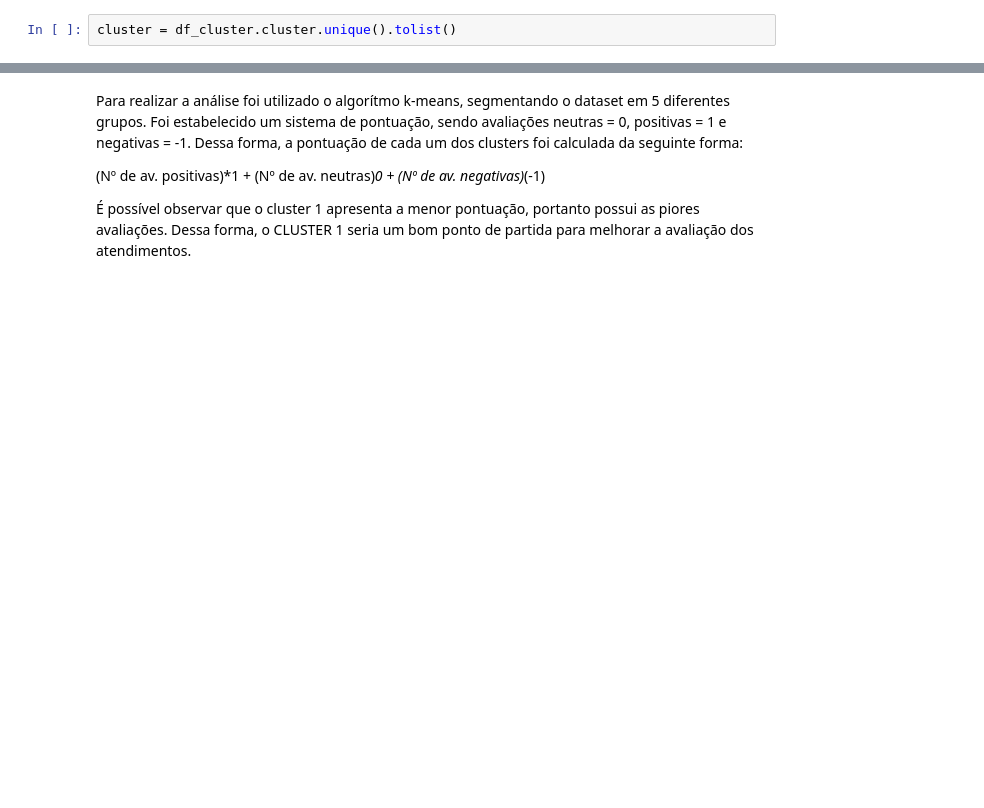
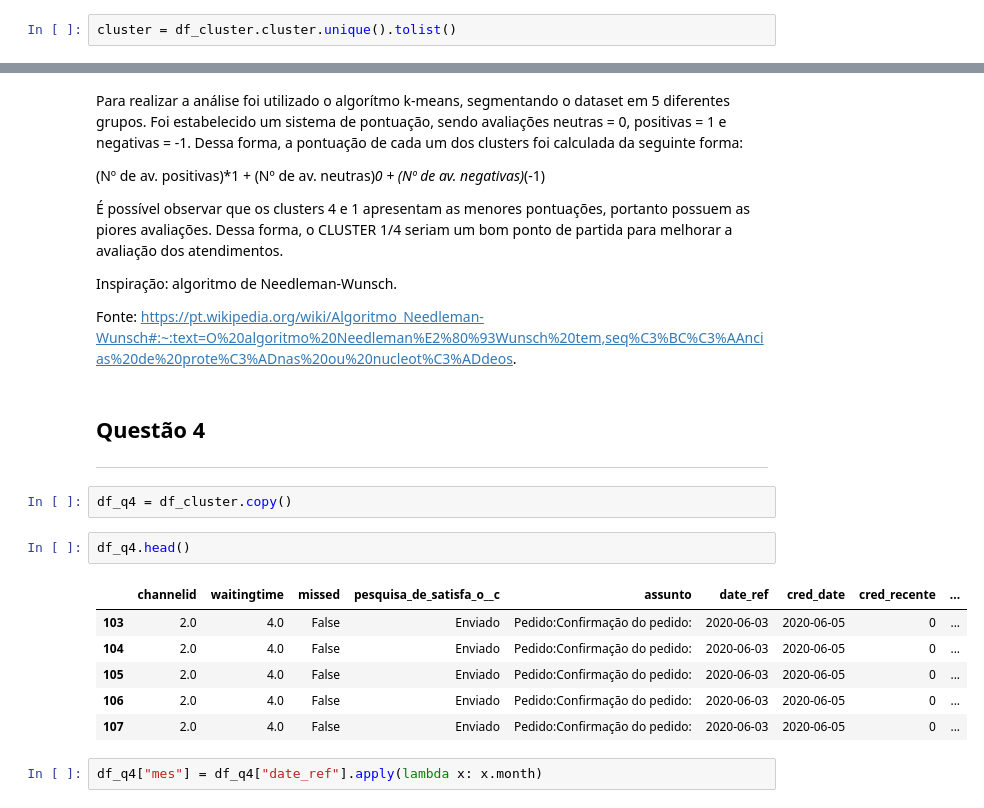
Before and after one commit to fernandocfbf/caseStone, a Jupyter notebook: analise.ipynb, the cells around one changed output, grey strips where cells are left out. Saved outputs shown, nothing was run; the diff lists cells and outputs as text; blank space fills up the shorter version.

```diff
--- a/analise.ipynb
+++ b/analise.ipynb
@@ -252,4 +266,24 @@ Para realizar a análise foi utilizado o algorítmo k-means, segmentando o datas
 
 (Nº de av. positivas)*1 + (Nº de av. neutras)*0 + (Nº de av. negativas)*(-1)
 
-É possível observar que o cluster 1 apresenta a menor pontuação, portanto possui as piores avaliações. Dessa forma, o CLUSTER 1 seria um bom ponto de partida para melhorar a avaliação dos atendimentos.
+É possível observar que os clusters 4 e 1 apresentam as menores pontuações, portanto possuem as piores avaliações. Dessa forma, o CLUSTER 1/4 seriam um bom ponto de partida para melhorar a avaliação dos atendimentos.
+
+Inspiração: algoritmo de Needleman-Wunsch.
+
+Fonte: https://pt.wikipedia.org/wiki/Algoritmo_Needleman-Wunsch#:~:text=O%20algoritmo%20Needleman%E2%80%93Wunsch%20tem,seq%C3%BC%C3%AAncias%20de%20prote%C3%ADnas%20ou%20nucleot%C3%ADdeos.
+# %% [markdown]
+## Questão 4
+---
+# %%
+df_q4 = df_cluster.copy()
+# %%
+df_q4.head()
+# %% [output]
+|  | channelid | waitingtime | missed | pesquisa_de_satisfa_o__c | assunto | date_ref | cred_date | cred_recente | ... |
+| 103 | 2.0 | 4.0 | False | Enviado | Pedido:Confirmação do pedido: | 2020-06-03 | 2020-06-05 | 0 | ... |
+| 104 | 2.0 | 4.0 | False | Enviado | Pedido:Confirmação do pedido: | 2020-06-03 | 2020-06-05 | 0 | ... |
+| 105 | 2.0 | 4.0 | False | Enviado | Pedido:Confirmação do pedido: | 2020-06-03 | 2020-06-05 | 0 | ... |
+| 106 | 2.0 | 4.0 | False | Enviado | Pedido:Confirmação do pedido: | 2020-06-03 | 2020-06-05 | 0 | ... |
+| 107 | 2.0 | 4.0 | False | Enviado | Pedido:Confirmação do pedido: | 2020-06-03 | 2020-06-05 | 0 | ... |
+# %%
+df_q4["mes"] = df_q4["date_ref"].apply(lambda x: x.month)
```
Also changed, not shown: parts of 15 cells of this notebook, 1 other file.
